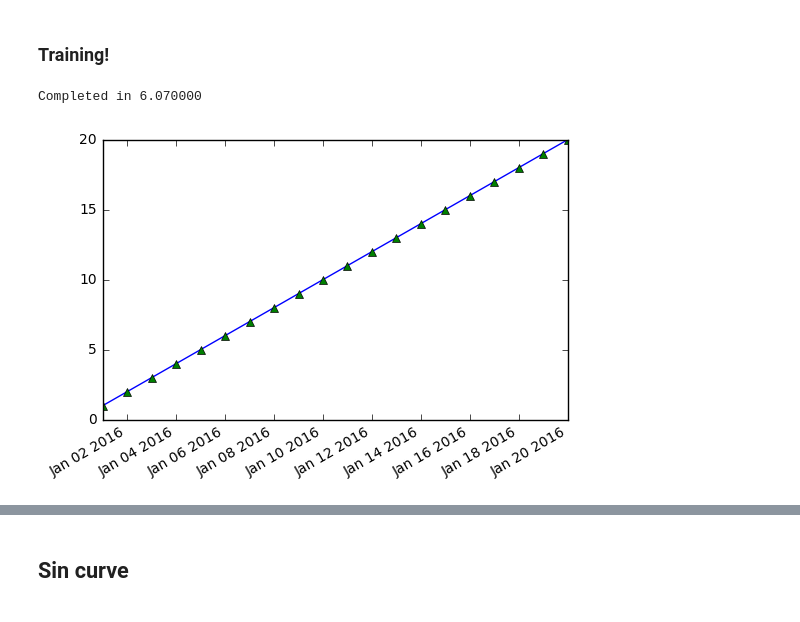
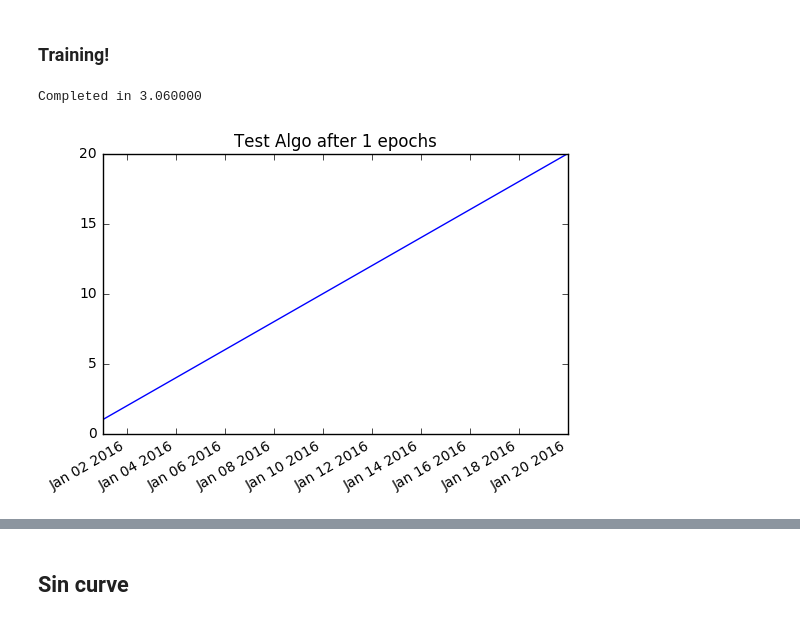
Before and after one commit to kyuni22/toy_tensorflow, a Jupyter notebook: sl-quant/sl-quant_rev.ipynb, the cells around one changed output, grey strips where cells are left out. Cells and saved outputs as stored; diff of their text form; code cells hidden in the pictures.

```diff
--- a/sl-quant/sl-quant_rev.ipynb
+++ b/sl-quant/sl-quant_rev.ipynb
@@ -171,6 +173,6 @@ def testAlgo(price, epochs):
 # %% [markdown]
 ### Training!
 # %%
-epochs = 100
+epochs = 50
 gamma = 0.9 #a high gamma makes a long term reward more valuable
-epsilon = 0.5
+epsilon = 1.
@@ -230,8 +234,8 @@ for i in range(epochs):
 elapsed = np.round(timeit.default_timer() - start_time, decimals=2)
 print("Completed in %f" % (elapsed,))
 # %% [output]
-Completed in 6.070000
+Completed in 3.060000
 # %%
-testAlgo(price)
+testAlgo(price, epochs)
 # %% [output]
-[figure, old version]
+[figure, new version]
```
Also changed, not shown: parts of 17 cells of this notebook, 5 other files.
